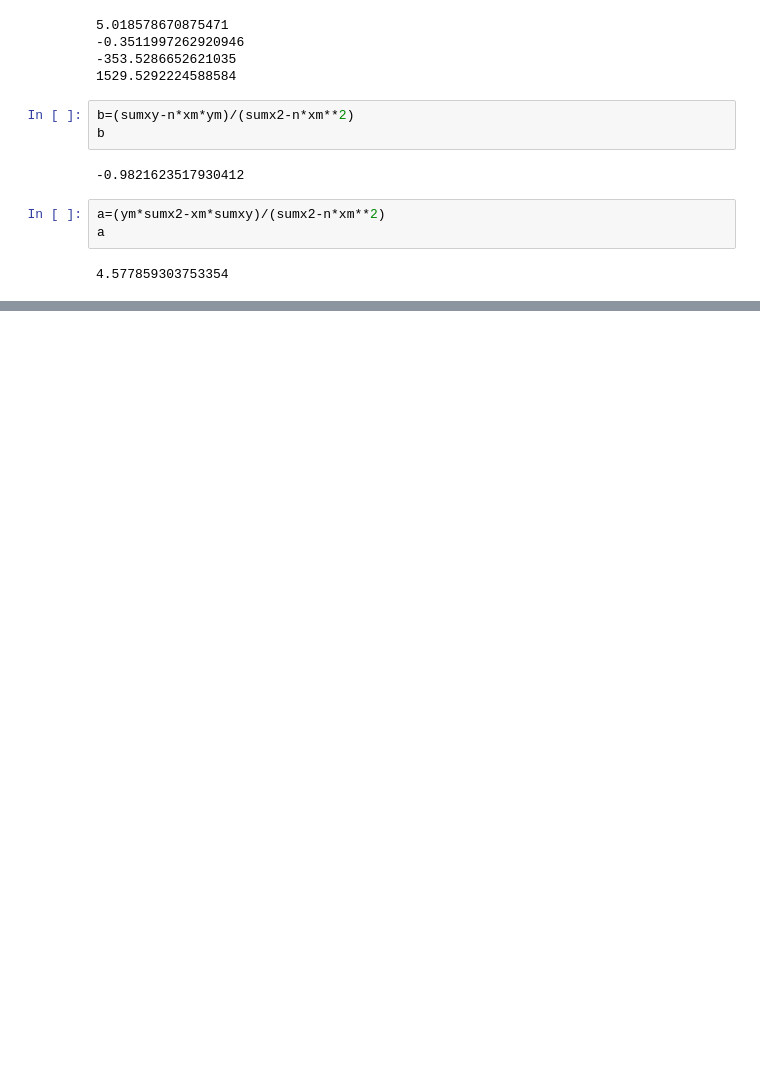
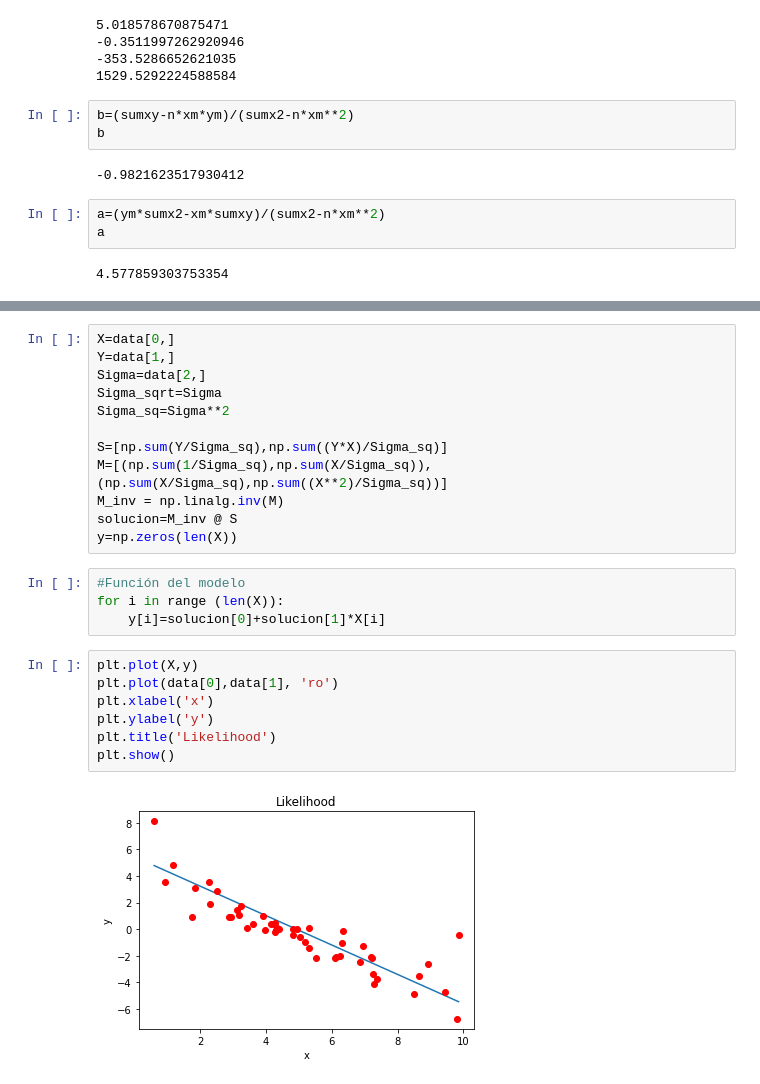
Before and after one commit to DCIDA2019/dcida2020ii-JDJPL, a Jupyter notebook: Oct16/Fitexercise_JDJPL.ipynb, the cells around one changed output, grey strips where cells are left out. Saved outputs shown, nothing was run; the diff lists cells and outputs as text; blank space fills up the shorter version.

```diff
--- a/Oct16/Fitexercise_JDJPL.ipynb
+++ b/Oct16/Fitexercise_JDJPL.ipynb
@@ -107,0 +149,25 @@ plt.show()
+# %%
+X=data[0,]
+Y=data[1,]
+Sigma=data[2,]
+Sigma_sqrt=Sigma
+Sigma_sq=Sigma**2
+
+S=[np.sum(Y/Sigma_sq),np.sum((Y*X)/Sigma_sq)]
+M=[(np.sum(1/Sigma_sq),np.sum(X/Sigma_sq)),(np.sum(X/Sigma_sq),np.sum((X**2)/Sigma_sq))]
+M_inv = np.linalg.inv(M)
+solucion=M_inv @ S
+y=np.zeros(len(X))
+# %%
+#Función del modelo
+for i in range (len(X)):
+    y[i]=solucion[0]+solucion[1]*X[i]
+# %%
+plt.plot(X,y)
+plt.plot(data[0],data[1], 'ro')
+plt.xlabel('x')
+plt.ylabel('y')
+plt.title('Likelihood')
+plt.show()
+# %% [output]
+[figure, added]
```
Also changed, not shown: parts of 13 cells of this notebook.
